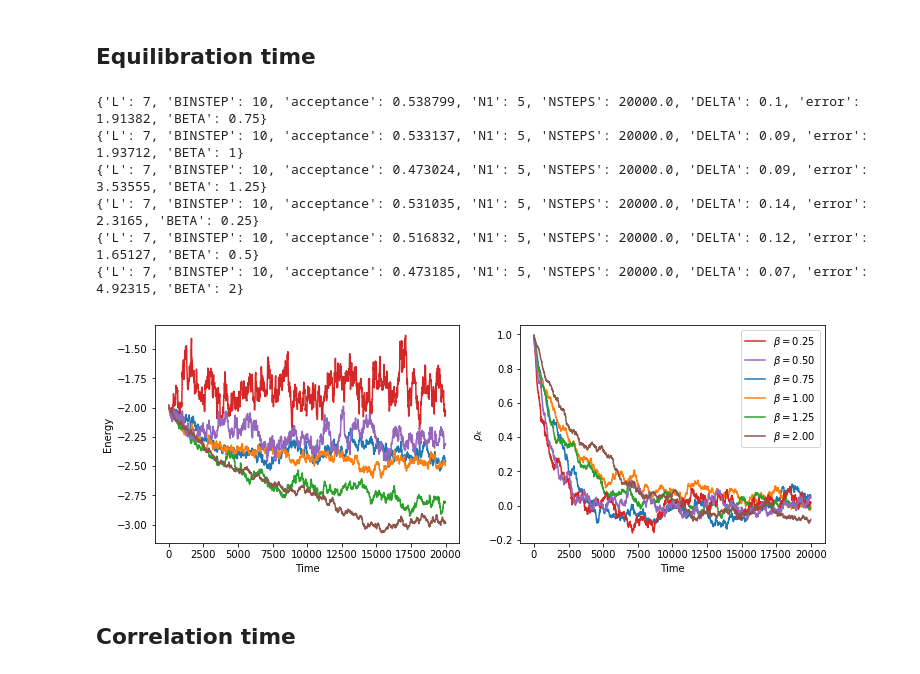
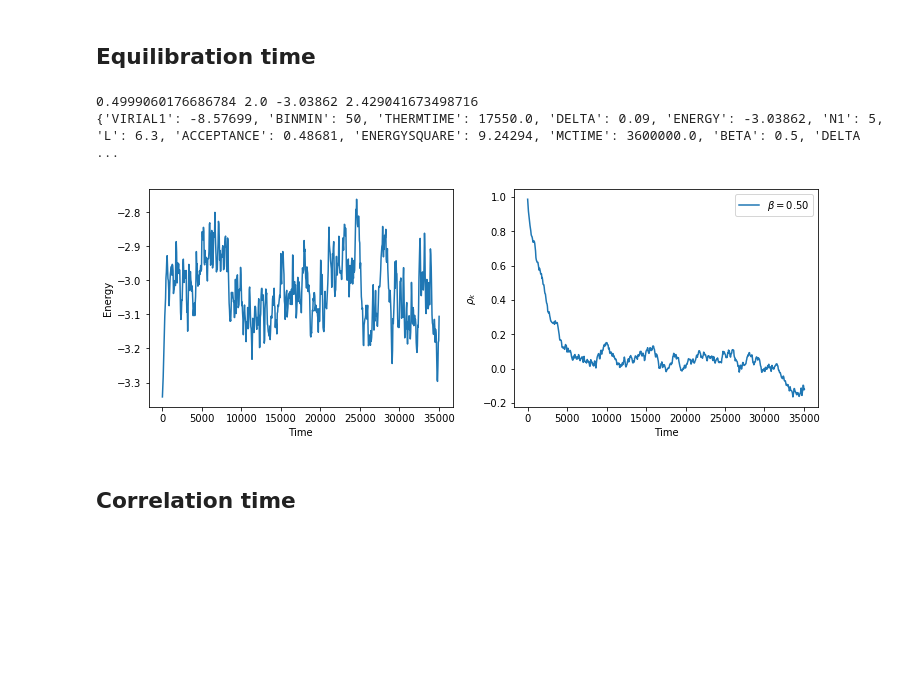
Before and after one commit to suracefm/lennardjonesmc, a Jupyter notebook: LennardJones.ipynb, the cells around one changed output. Cells and saved outputs as stored; diff of their text form; code cells hidden in the pictures; blank space fills up the shorter version.

Commit message:
Error bars and correlation time corrected

```diff
--- a/LennardJones.ipynb
+++ b/LennardJones.ipynb
@@ -38,7 +38,11 @@ def get_data(file):
                 d[m.group(1)]=float(m.group(2))
             except:
                 try:
-                    m = re.match("# (\S+) (\d+)", line)
-                    d[m.group(1)]=int(m.group(2))
-                except: pass
+                    m = re.match("# (\S+) -(\d+.\d+)", line)
+                    d[m.group(1)]=-float(m.group(2))
+                except:
+                    try:
+                        m = re.match("# (\S+) (\d+)", line)
+                        d[m.group(1)]=int(m.group(2))
+                    except: pass
     return d
@@ -47,29 +57,32 @@ def get_data(file):
 # %%
 f, axarr = plt.subplots(1,2,figsize=(12,4))
 
-for file in glob.glob('./lennardjonesmc/eq_time/density2/*.out'):
-    energy, vir, rhok = np.loadtxt(file, unpack=True)
+for file in glob.glob('./data/*.out'):
     d=get_data(file)
-    axarr[0].plot(d['BINSTEP']*np.arange(len(rhok)),energy, label = r'$\beta=$%.2f' % d['BETA'])
+    arr=np.genfromtxt(file, usemask=True, delimiter='\t')
+    indmax=int(2*d['THERMTIME']/d['BINMIN'])
+    energyth, virth, rhokth = np.transpose(arr[:indmax])
+    energybin, virbin =np.transpose(arr[indmax:])[:-1]
+    axarr[0].plot(d['BINMIN']*np.arange(len(rhokth)),energyth, label = r'$\beta=$%.2f' % d['BETA'])
     axarr[0].set_xlabel('Time')
     axarr[0].set_ylabel('Energy')
-    axarr[1].plot(d['BINSTEP']*np.arange(len(rhok)),rhok, label = r'$\beta=$%.2f' % d['BETA'])
+    axarr[1].plot(d['BINMIN']*np.arange(len(rhokth)),rhokth, label = r'$\beta=$%.2f' % d['BETA'])
     axarr[1].set_xlabel('Time')
     axarr[1].set_ylabel(r'$\rho_k$')
+    T=1/d['BETA']
+    rho = (d['N1']/d['L'])**3
+    Press=(T-d['VIRIAL1']/3)*rho
+    print(rho, T, d['ENERGY'], Press)
     print(d)
 
 handles, labels = axarr[1].get_legend_handles_labels()
 labels, handles = zip(*sorted(zip(labels, handles), key=lambda t: t[0]))
 axarr[1].legend(handles, labels)
 plt.show()
 # %% [output]
-{'L': 7, 'BINSTEP': 10, 'acceptance': 0.538799, 'N1': 5, 'NSTEPS': 20000.0, 'DELTA': 0.1, 'error': 1.91382, 'BETA': 0.75}
-{'L': 7, 'BINSTEP': 10, 'acceptance': 0.533137, 'N1': 5, 'NSTEPS': 20000.0, 'DELTA': 0.09, 'error': 1.93712, 'BETA': 1}
-{'L': 7, 'BINSTEP': 10, 'acceptance': 0.473024, 'N1': 5, 'NSTEPS': 20000.0, 'DELTA': 0.09, 'error': 3.53555, 'BETA': 1.25}
-{'L': 7, 'BINSTEP': 10, 'acceptance': 0.531035, 'N1': 5, 'NSTEPS': 20000.0, 'DELTA': 0.14, 'error': 2.3165, 'BETA': 0.25}
-{'L': 7, 'BINSTEP': 10, 'acceptance': 0.516832, 'N1': 5, 'NSTEPS': 20000.0, 'DELTA': 0.12, 'error': 1.65127, 'BETA': 0.5}
-{'L': 7, 'BINSTEP': 10, 'acceptance': 0.473185, 'N1': 5, 'NSTEPS': 20000.0, 'DELTA': 0.07, 'error': 4.92315, 'BETA': 2}
+0.4999060176686784 2.0 -3.03862 2.429041673498716
+{'VIRIAL1': -8.57699, 'BINMIN': 50, 'THERMTIME': 17550.0, 'DELTA': 0.09, 'ENERGY': -3.03862, 'N1': 5, 'L': 6.3, 'ACCEPTANCE': 0.48681, 'ENERGYSQUARE': 9.24294, 'MCTIME': 3600000.0, 'BETA': 0.5, 'DELTA ...
-[figure, old version]
+[figure, new version]
 # %% [markdown]
 ## Correlation time
 # %% [markdown]
```
Also changed, not shown: parts of 9 cells of this notebook, 6 other files.
